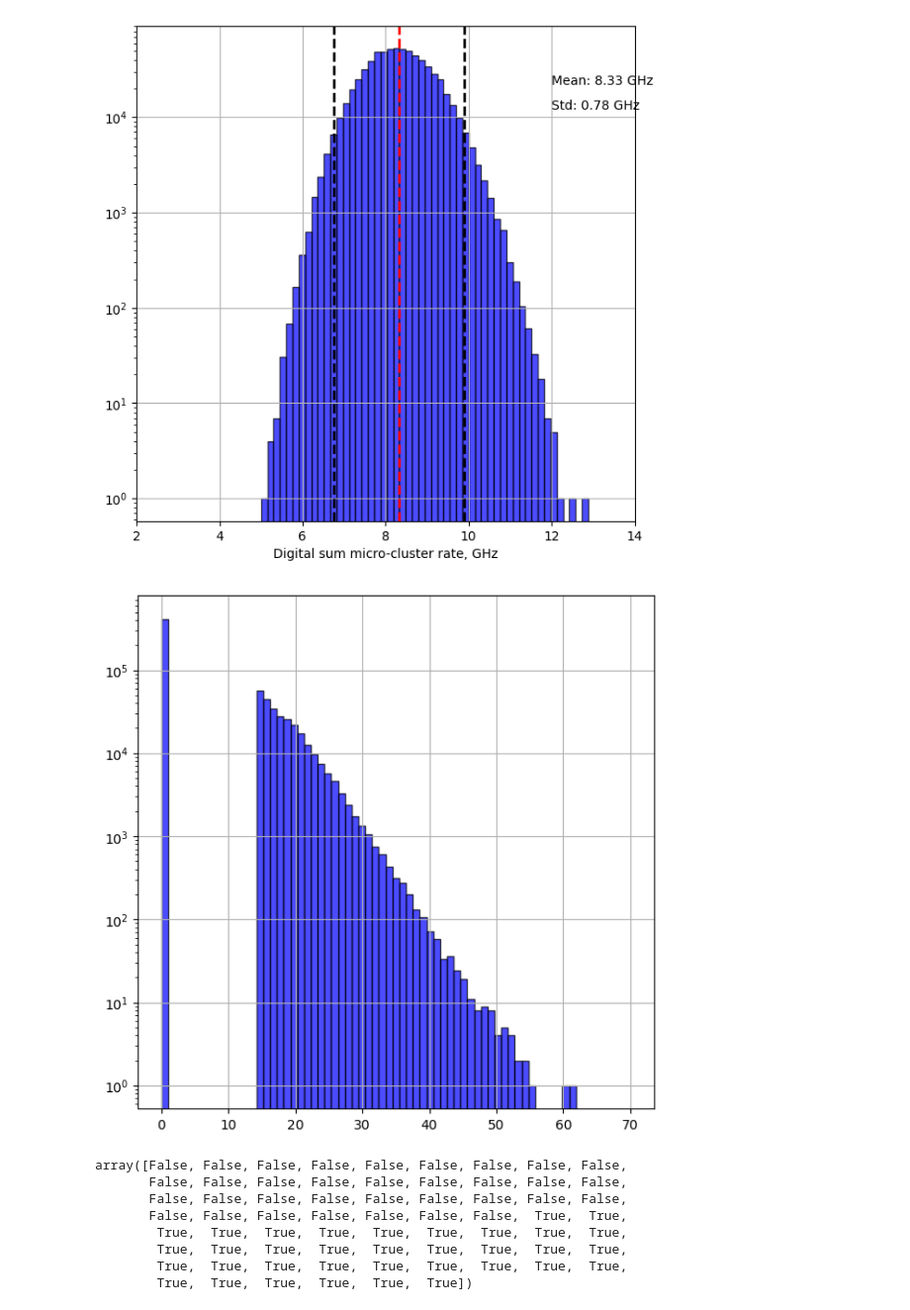
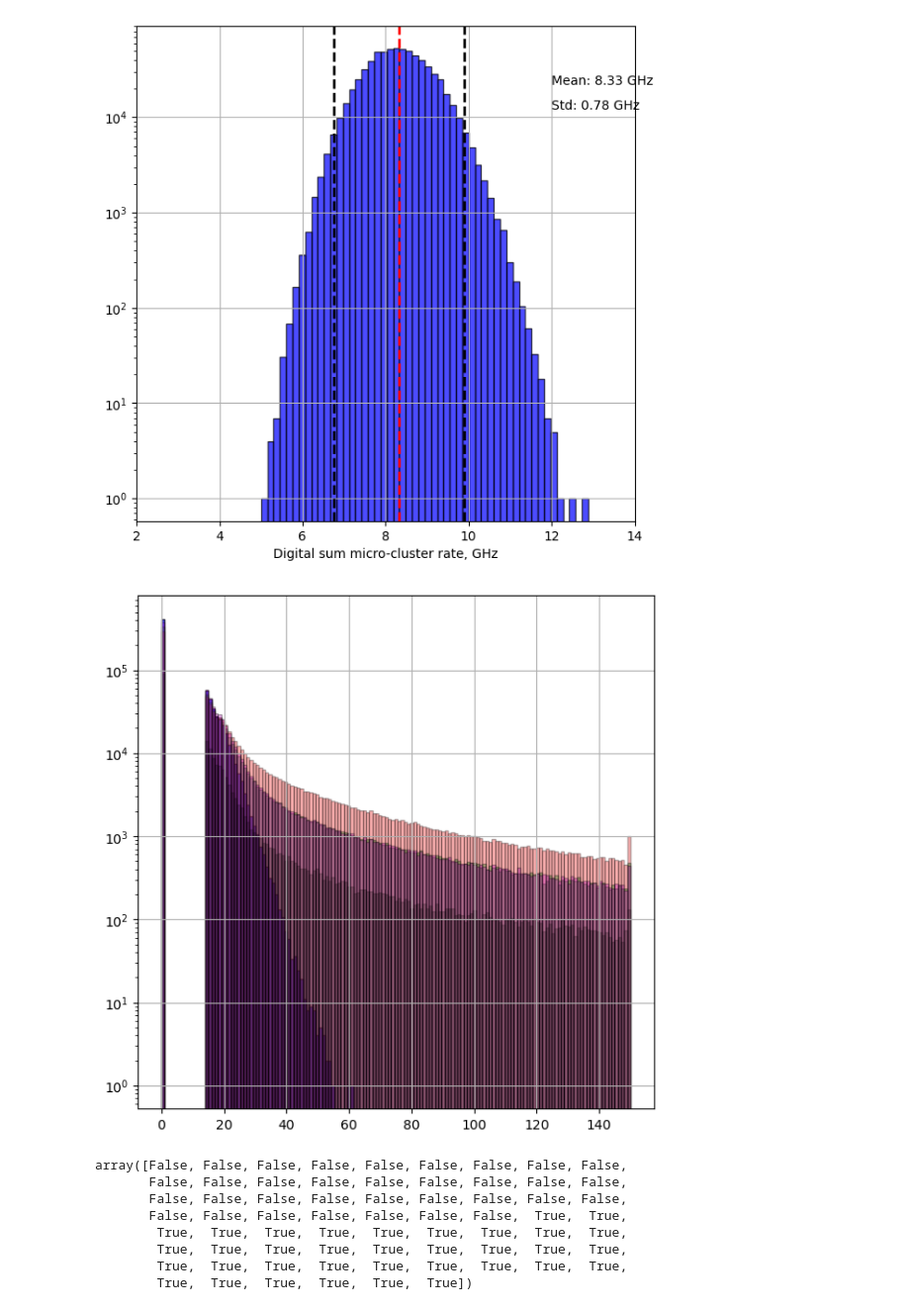
Before and after one commit to burmist-git/DBscan_on_simtel_data, a Jupyter notebook: npe_csv.ipynb, the cells around one changed output. Shown: that part at 99% size. Saved outputs shown, nothing was run; the diff lists cells and outputs as text; code cells hidden in the pictures.

```diff
--- a/npe_csv.ipynb
+++ b/npe_csv.ipynb
@@ -86,9 +86,9 @@ def get_n_files( dirin='../scratch/simtel_data/NSB386MHz/npe/'):
 # %%
 #nfiles=!ls -l ../scratch/simtel_data/NSB386MHz/npe/*.csv | wc -l
 # %%
-df_nsb=get_data(dirin = '../scratch/simtel_data/NSB386MHz/npe/', file_prefix = 'corsika_run', file_suffix = '.npe.csv')
-df_gd=get_data(dirin = '../scratch/simtel_data/gamma_diffuse/npe/', file_prefix = 'corsika_run', file_suffix = '.npe.csv')
-df_g=get_data(dirin = '../scratch/simtel_data/gamma/npe/', file_prefix = 'corsika_run', file_suffix = '.npe.csv')
-df_e=get_data(dirin = '../scratch/simtel_data/electron/npe/', file_prefix = 'corsika_run', file_suffix = '.npe.csv')
-df_p=get_data(dirin = '../scratch/simtel_data/proton/npe/', file_prefix = 'corsika_run', file_suffix = '.npe.csv')
+df_nsb=get_data(dirin = '../scratch/simtel_data/386MHz/NSB386MHz/npe/', file_prefix = 'corsika_run', file_suffix = '.npe.csv')
+df_gd=get_data(dirin = '../scratch/simtel_data/386MHz/gamma_diffuse/npe/', file_prefix = 'corsika_run', file_suffix = '.npe.csv')
+df_g=get_data(dirin = '../scratch/simtel_data/386MHz/gamma/npe/', file_prefix = 'corsika_run', file_suffix = '.npe.csv')
+df_e=get_data(dirin = '../scratch/simtel_data/386MHz/electron/npe/', file_prefix = 'corsika_run', file_suffix = '.npe.csv')
+df_p=get_data(dirin = '../scratch/simtel_data/386MHz/proton/npe/', file_prefix = 'corsika_run', file_suffix = '.npe.csv')
 # %% [output]
@@ -208,13 +234,18 @@ Text(12.0, 12000.0, 'Std: 0.78 GHz')
 # %%
 fig, ax02 = plt.subplots(figsize=(7,7))
 
-df_nsb_['n_points'].hist(ax = ax02,bins=np.linspace(0,70,70), alpha=0.7, color='b', edgecolor='black', density=False);
+df_nsb_['n_points'].hist(ax = ax02,bins=np.linspace(0,150,150), alpha=0.7, color='b', edgecolor='black', density=False);
+df_g['n_points'].hist(ax = ax02,bins=np.linspace(0,150,150), alpha=0.3, color='r', edgecolor='black', density=False);
+df_gd['n_points'].hist(ax = ax02,bins=np.linspace(0,150,150), alpha=0.3, color='g', edgecolor='black', density=False);
+df_e['n_points'].hist(ax = ax02,bins=np.linspace(0,150,150), alpha=0.3, color='m', edgecolor='black', density=False);
+df_p['n_points'].hist(ax = ax02,bins=np.linspace(0,150,150), alpha=0.2, color='k', edgecolor='black', density=False);
+
 #
 ax02.yaxis.grid(True)
 ax02.xaxis.grid(True)
 ax02.set_yscale('log')
 # %% [output]
-[figure, old version]
+[figure, new version]
 # %%
 rate_vs_th=[len(df_nsb_[df_nsb_['n_points']>=i])/len(df_nsb_['n_points'])*1.0/(1000.0/1024*75*1.0e-9) for i in np.arange(1,70)]
 # %%
```
Also changed, not shown: parts of 19 cells of this notebook, 1 other file.
